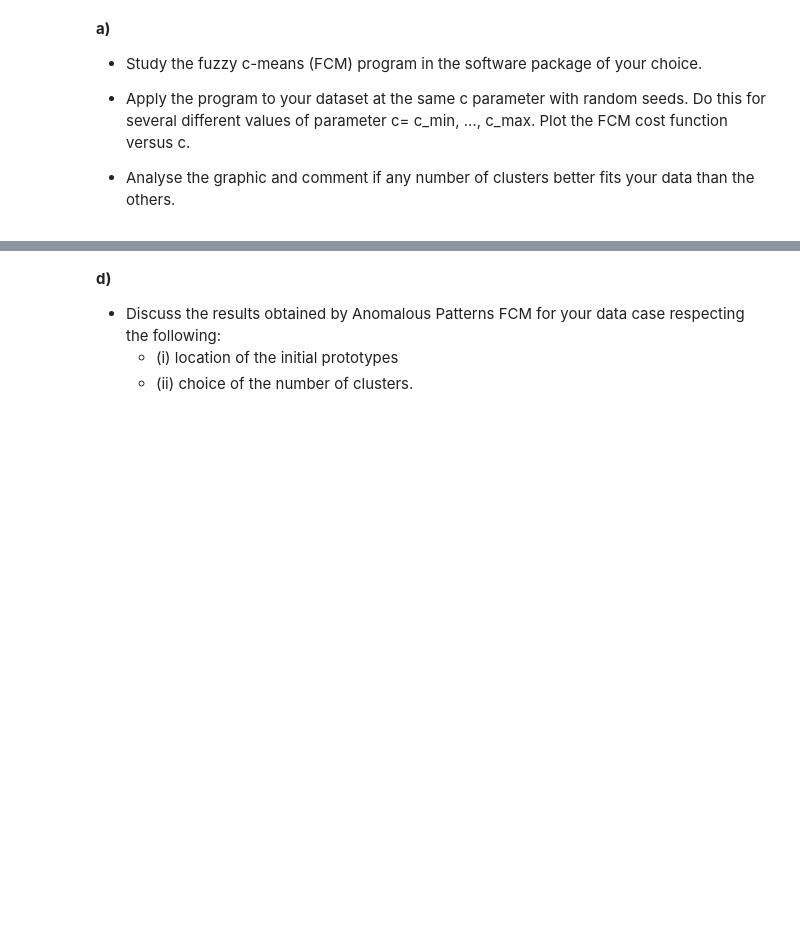
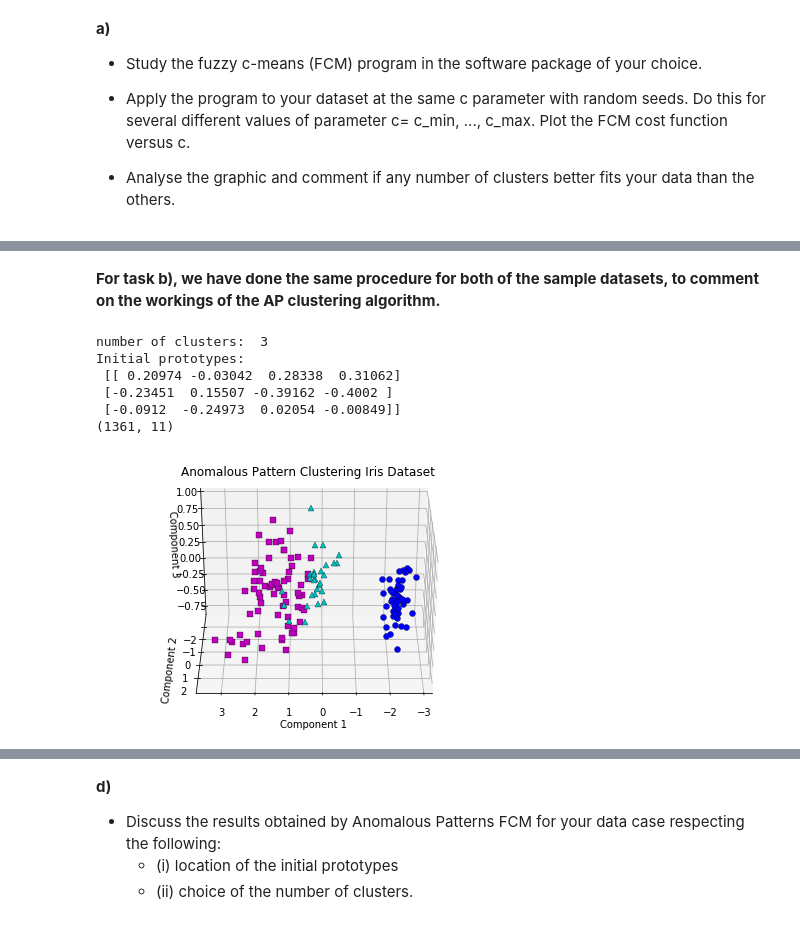
Before and after one commit to oranium/datamining, a Jupyter notebook: PAD_Project_SVD.ipynb, the cells around one changed output, grey strips where cells are left out. Saved outputs shown, nothing was run; the diff lists cells and outputs as text; code cells hidden in the pictures; blank space fills up the shorter version.

```diff
--- a/PAD_Project_SVD.ipynb
+++ b/PAD_Project_SVD.ipynb
@@ -583,0 +675,38 @@ def anomalous_cluster(threshold):
+# %% [markdown]
+**For task b), we have done the same procedure for both of the sample datasets, to comment on the workings of the AP clustering algorithm.**
+# %%
+# Using PCA to get an easy 3D representation for the data sets
+from sklearn.decomposition import PCA
+
+# for the threshold, we chose to differ from what is given on the report to comment on the correct number of clusters - in the paper, we explain this in more detail.
+init_part, cent = anomalous_cluster(19,'iris')
+
+pca = PCA(n_components=3)
+goal = pca.fit_transform(init_data('iris'))
+fig, ax = plt.subplots(1,1, subplot_kw=dict(projection='3d'))
+
+# determine which cluster each line belongs to
+membership_iris = np.argmax(init_part, axis=1)
+scatter_style = ['ms', 'bo', 'c^']
+# plot a
+for ctr in range(3):
+    ax.plot(goal[:,0][membership_iris==ctr],
+            goal[:,1][membership_iris==ctr],
+            goal[:,2][membership_iris==ctr],
+            scatter_style[ctr], mec='k', mew=.3, )
+ax.set_title('Anomalous Pattern Clustering Iris Dataset')
+ax.set_xlabel('Component 1')
+ax.set_ylabel('Component 2')
+ax.set_zlabel('Component 3')
+ax.view_init(30,90)
+fig.tight_layout()
+plt.savefig('iris_clustering.png')
+print(init_data().shape)
+# %% [output]
+number of clusters:  3
+Initial prototypes:
+ [[ 0.20974 -0.03042  0.28338  0.31062]
+ [-0.23451  0.15507 -0.39162 -0.4002 ]
+ [-0.0912  -0.24973  0.02054 -0.00849]]
+(1361, 11)
+[figure, added]
```
Also changed, not shown: parts of 25 cells of this notebook, 2 other files.
